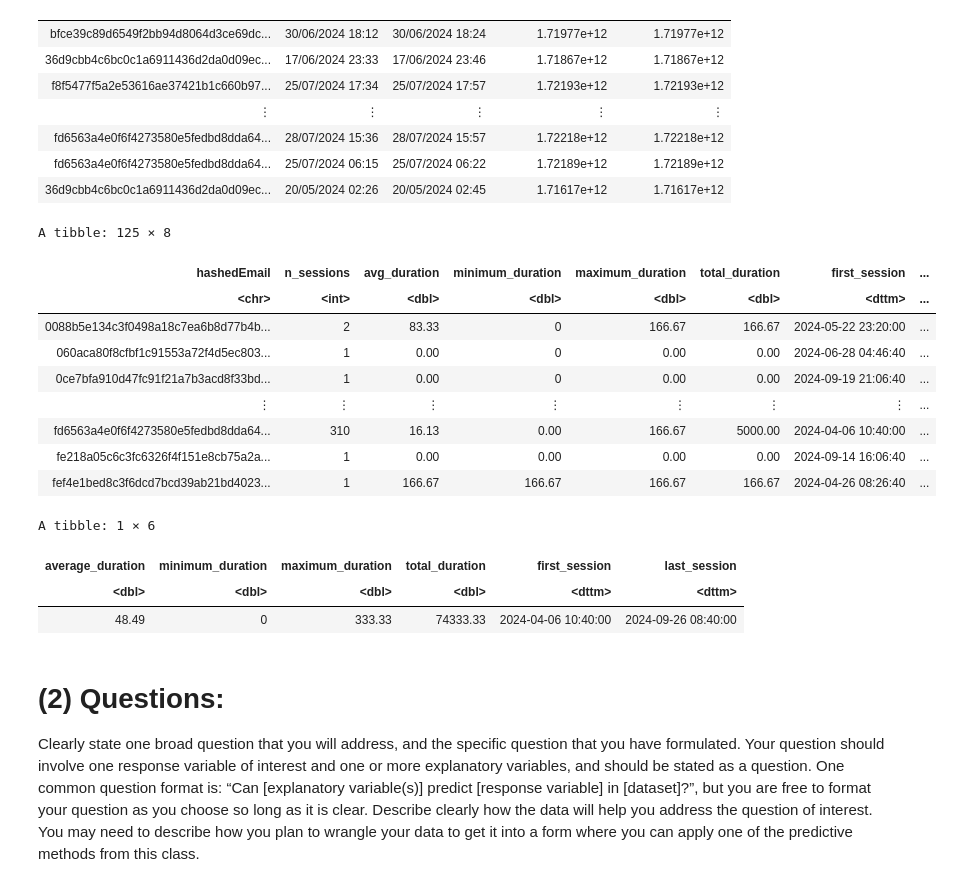
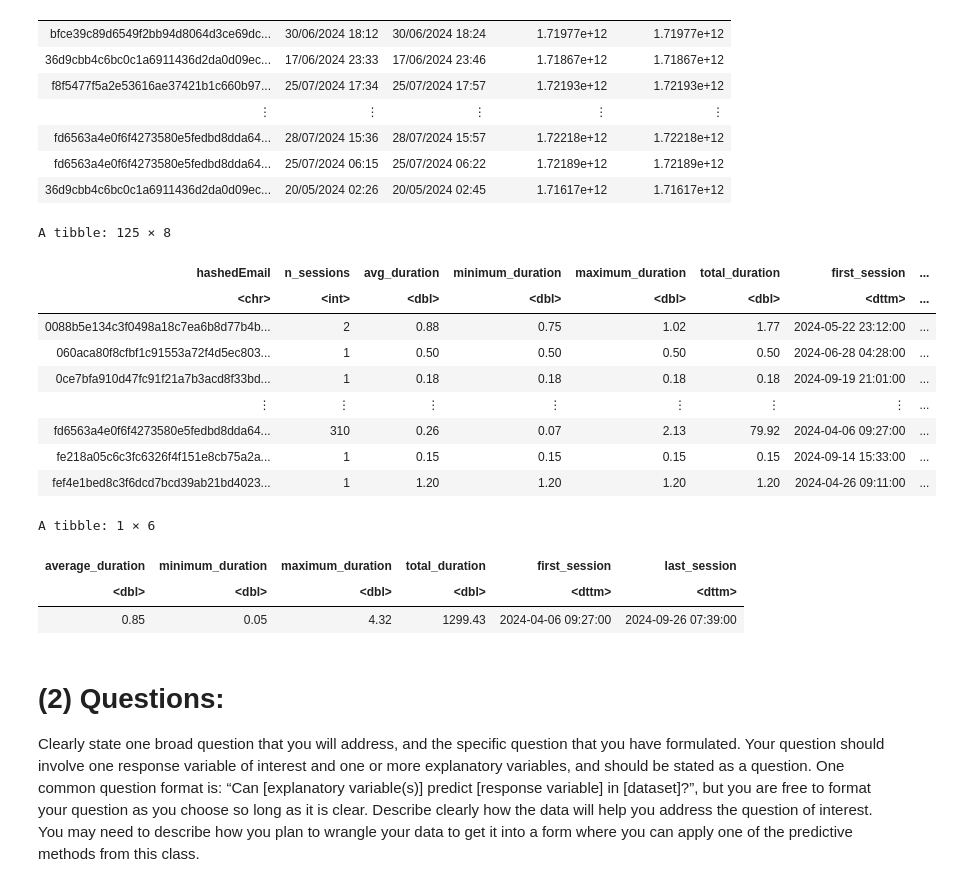
Before and after one commit to ctrl-tiramisu/dsci-100-2025w1-group-008, a Jupyter notebook: individual planning report.ipynb, the cells around one changed output. Saved outputs shown, nothing was run; the diff lists cells and outputs as text; code cells hidden in the pictures.

Commit message:
Questions
picked a a broad question and specified it, mentioning a plan of how to wrangle. Fixed summary statements in data description

```diff
--- a/individual planning report.ipynb
+++ b/individual planning report.ipynb
@@ -112,5 +117,5 @@ potential issues:
 # %%
-sessions <- read_csv("data/sessions.csv", show_col_types = FALSE)
+sessions <- read_csv("https://raw.githubusercontent.com/ctrl-tiramisu/dsci-100-2025w1-group-008/refs/heads/main/sessions.csv", show_col_types = FALSE)
 
 sessions
 # %% [output]
@@ -127,45 +132,54 @@ A spec_tbl_df: 1535 × 5
 # %%
 # for summary statistics, per user, only original times are quatitative measure
 
-# turn ms from 01/01/1970 value of original time into seconds (make readable)
+#as.POSIXct found online and supported on piazza to turn timestamps to datetime objects allowing calculations
+
+# turn ms from 01/01/1970 value of original time into datetime to allow calculations
+# sessions_summary_ind <- sessions |>
+#   mutate(start = as.POSIXct(original_start_time / 1000, origin = "1970-01-01", tz = "UTC"),
+#          end = as.POSIXct(original_end_time / 1000, origin = "1970-01-01", tz = "UTC"),
+# but lots of false 0, needs wrangling of human readable characters for more accuracy
+
+# string to date time to allow calculations
 sessions_summary_ind <- sessions |>
-  mutate(start = as.POSIXct(original_start_time / 1000, origin = "1970-01-01", tz = "UTC"),
-         end = as.POSIXct(original_end_time / 1000, origin = "1970-01-01", tz = "UTC"),
+  mutate(start = as.POSIXct(start_time, format = "%d/%m/%Y %H:%M"),
+         end = as.POSIXct(end_time,   format = "%d/%m/%Y %H:%M"),
 
 # create column with duration in minutes
   duration_min = as.numeric((end - start)/60))|>
 
   group_by(hashedEmail) |>  # group by user
   summarise(
     n_sessions = n(), # number of sessions played by a single player
     avg_duration = round(mean(duration_min, na.rm = TRUE), 2), # average time of 1 session
     minimum_duration = round(min(duration_min, na.rm = TRUE), 2), # shortest time played by a single player
     maximum_duration = round(max(duration_min, na.rm = TRUE), 2), # longest time playedby a single player
     total_duration = round(sum(duration_min, na.rm = TRUE), 2), # total time played by a single player
     first_session = min(start), # first session opened recorded
     last_session = max(end)) |> #last session closed recorded
 
   ungroup()
 
 sessions_summary_ind
 # %% [output]
 A tibble: 125 × 8
 | hashedEmail | n_sessions | avg_duration | minimum_duration | maximum_duration | total_duration | first_session | ... |
 | <chr> | <int> | <dbl> | <dbl> | <dbl> | <dbl> | <dttm> | ... |
-| 0088b5e134c3f0498a18c7ea6b8d77b4b... | 2 | 83.33 | 0 | 166.67 | 166.67 | 2024-05-22 23:20:00 | ... |
-| 060aca80f8cfbf1c91553a72f4d5ec803... | 1 | 0.00 | 0 | 0.00 | 0.00 | 2024-06-28 04:46:40 | ... |
-| 0ce7bfa910d47fc91f21a7b3acd8f33bd... | 1 | 0.00 | 0 | 0.00 | 0.00 | 2024-09-19 21:06:40 | ... |
+| 0088b5e134c3f0498a18c7ea6b8d77b4b... | 2 | 0.88 | 0.75 | 1.02 | 1.77 | 2024-05-22 23:12:00 | ... |
+| 060aca80f8cfbf1c91553a72f4d5ec803... | 1 | 0.50 | 0.50 | 0.50 | 0.50 | 2024-06-28 04:28:00 | ... |
+| 0ce7bfa910d47fc91f21a7b3acd8f33bd... | 1 | 0.18 | 0.18 | 0.18 | 0.18 | 2024-09-19 21:01:00 | ... |
 | ⋮ | ⋮ | ⋮ | ⋮ | ⋮ | ⋮ | ⋮ | ... |
-| fd6563a4e0f6f4273580e5fedbd8dda64... | 310 | 16.13 | 0.00 | 166.67 | 5000.00 | 2024-04-06 10:40:00 | ... |
-| fe218a05c6c3fc6326f4f151e8cb75a2a... | 1 | 0.00 | 0.00 | 0.00 | 0.00 | 2024-09-14 16:06:40 | ... |
-| fef4e1bed8c3f6dcd7bcd39ab21bd4023... | 1 | 166.67 | 166.67 | 166.67 | 166.67 | 2024-04-26 08:26:40 | ... |
+| fd6563a4e0f6f4273580e5fedbd8dda64... | 310 | 0.26 | 0.07 | 2.13 | 79.92 | 2024-04-06 09:27:00 | ... |
+| fe218a05c6c3fc6326f4f151e8cb75a2a... | 1 | 0.15 | 0.15 | 0.15 | 0.15 | 2024-09-14 15:33:00 | ... |
+| fef4e1bed8c3f6dcd7bcd39ab21bd4023... | 1 | 1.20 | 1.20 | 1.20 | 1.20 | 2024-04-26 09:11:00 | ... |
 # %%
 # for summary statistics only original times are quatitative measure
 
-# turn ms from 01/01/1970 value of original time into seconds (make readable)
+# string to date time to allow calculations
 sessions_summary <- sessions |>
-  mutate(start = as.POSIXct(original_start_time / 1000, origin = "1970-01-01", tz = "UTC"),
-         end = as.POSIXct(original_end_time / 1000, origin = "1970-01-01", tz = "UTC"),
+  mutate(start = as.POSIXct(start_time, format = "%d/%m/%Y %H:%M"),
+         end = as.POSIXct(end_time,   format = "%d/%m/%Y %H:%M"),
+
 # create column with duration in minutes
          duration_min = as.numeric((end - start)/60))|>
   summarise(
@@ -174,14 +188,14 @@ sessions_summary <- sessions |>
     maximum_duration = round(max(duration_min, na.rm = TRUE), 2), # longest time played at a single session
     total_duration = round(sum(duration_min, na.rm = TRUE), 2), # total time played by all players
     first_session = min(start), # first session opened recorded
-    last_session = max(end, na.rm = TRUE)) #last session closed recorded
+    last_session = max(end, na.rm = TRUE)) #last session recorded
 
 sessions_summary
 # %% [output]
 A tibble: 1 × 6
 | average_duration | minimum_duration | maximum_duration | total_duration | first_session | last_session |
 | <dbl> | <dbl> | <dbl> | <dbl> | <dttm> | <dttm> |
-| 48.49 | 0 | 333.33 | 74333.33 | 2024-04-06 10:40:00 | 2024-09-26 08:40:00 |
+| 0.85 | 0.05 | 4.32 | 1299.43 | 2024-04-06 09:27:00 | 2024-09-26 07:39:00 |
 # %% [markdown]
 # (2) Questions:
 Clearly state one broad question that you will address, and the specific question that you have formulated. Your question should involve one response variable of interest and one or more explanatory variables, and should be stated as a question. One common question format is: “Can [explanatory variable(s)] predict [response variable] in [dataset]?”, but you are free to format your question as you choose so long as it is clear. Describe clearly how the data will help you address the question of interest. You may need to describe how you plan to wrangle your data to get it into a form where you can apply one of the predictive methods from this class.
```
Also changed, not shown: parts of 5 cells of this notebook.
